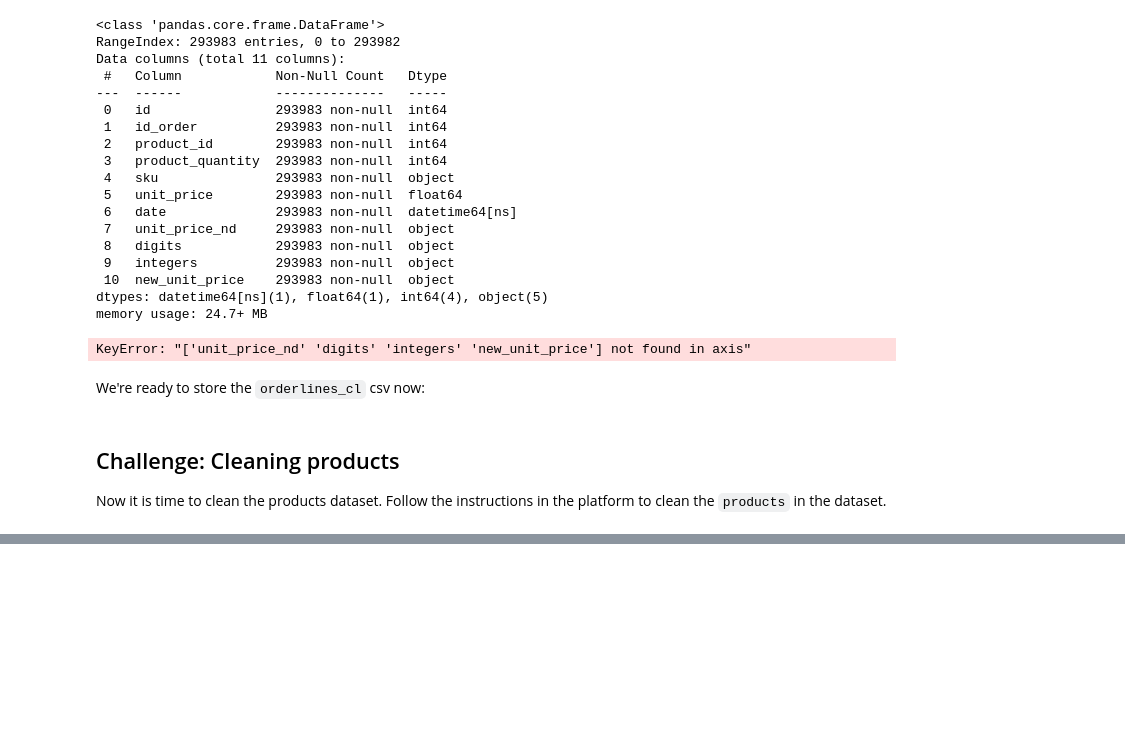
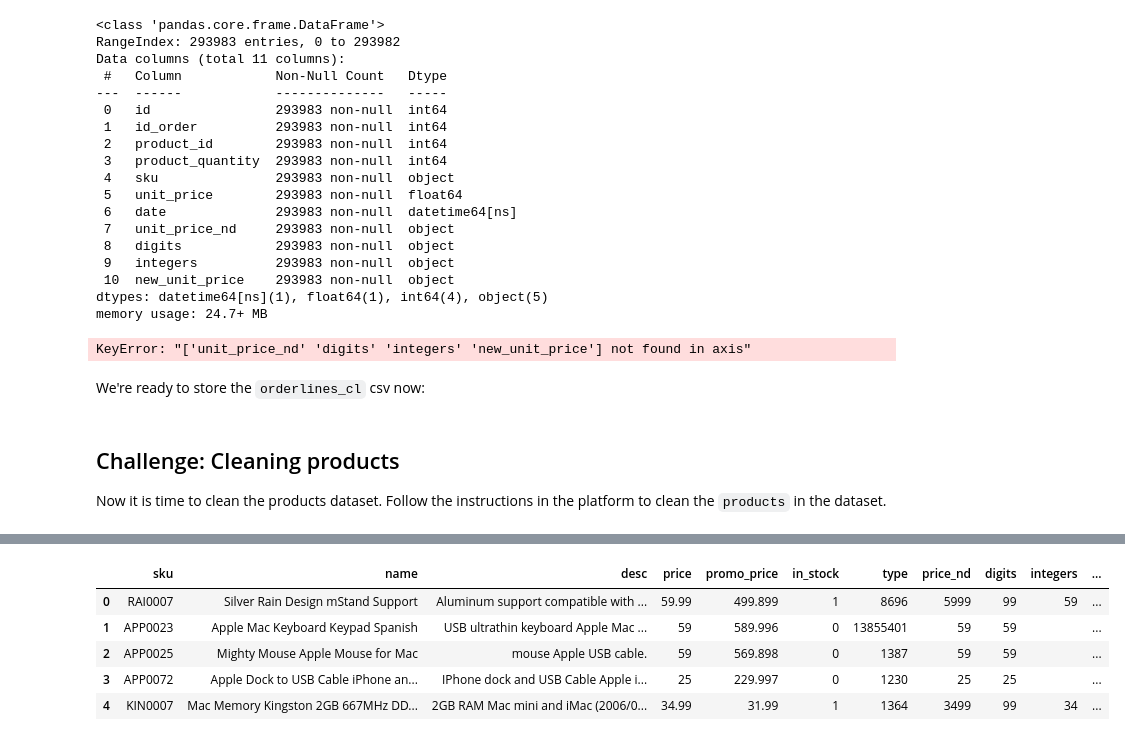
Before and after one commit to anja0440/Sec_3_Pandas, a Jupyter notebook: 3-data-cleaning-challenges.ipynb, the cells around one changed output, grey strips where cells are left out. Cells and saved outputs as stored; diff of their text form; code cells hidden in the pictures; blank space fills up the shorter version.

```diff
--- a/3-data-cleaning-challenges.ipynb
+++ b/3-data-cleaning-challenges.ipynb
@@ -316,0 +340,3 @@ Now it is time to clean the products dataset. Follow the instructions in the pla
+# %%
+products = products.assign(price_nd = products['price'].str.replace('\.','', regex=True))
+products.head()
@@ -316,0 +350,4 @@ Now it is time to clean the products dataset. Follow the instructions in the pla
+# %%
+products['digits'] = products['price_nd'].str[-2:]
+products['integers'] = products['price_nd'].str[:-2]
+products.head()
@@ -316,0 +361,10 @@ Now it is time to clean the products dataset. Follow the instructions in the pla
+# %%
+products['new_price'] = products['integers'] + '.' + products['digits']
+products.head()
+# %% [output]
+|  | sku | name | desc | price | promo_price | in_stock | type | price_nd | digits | integers | ... |
+| 0 | RAI0007 | Silver Rain Design mStand Support | Aluminum support compatible with ... | 59.99 | 499.899 | 1 | 8696 | 5999 | 99 | 59 | ... |
+| 1 | APP0023 | Apple Mac Keyboard Keypad Spanish | USB ultrathin keyboard Apple Mac ... | 59 | 589.996 | 0 | 13855401 | 59 | 59 |  | ... |
+| 2 | APP0025 | Mighty Mouse Apple Mouse for Mac | mouse Apple USB cable. | 59 | 569.898 | 0 | 1387 | 59 | 59 |  | ... |
+| 3 | APP0072 | Apple Dock to USB Cable iPhone an... | IPhone dock and USB Cable Apple i... | 25 | 229.997 | 0 | 1230 | 25 | 25 |  | ... |
+| 4 | KIN0007 | Mac Memory Kingston 2GB 667MHz DD... | 2GB RAM Mac mini and iMac (2006/0... | 34.99 | 31.99 | 1 | 1364 | 3499 | 99 | 34 | ... |
```
Also changed, not shown: parts of 12 cells of this notebook.
